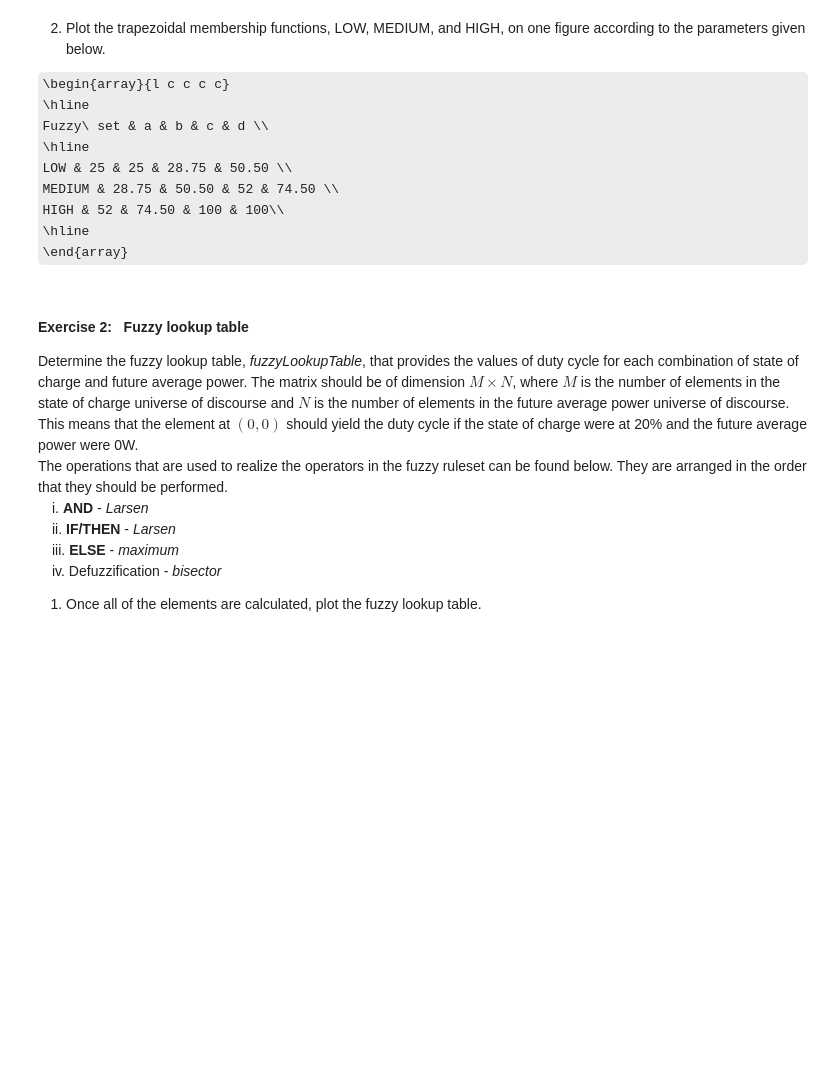
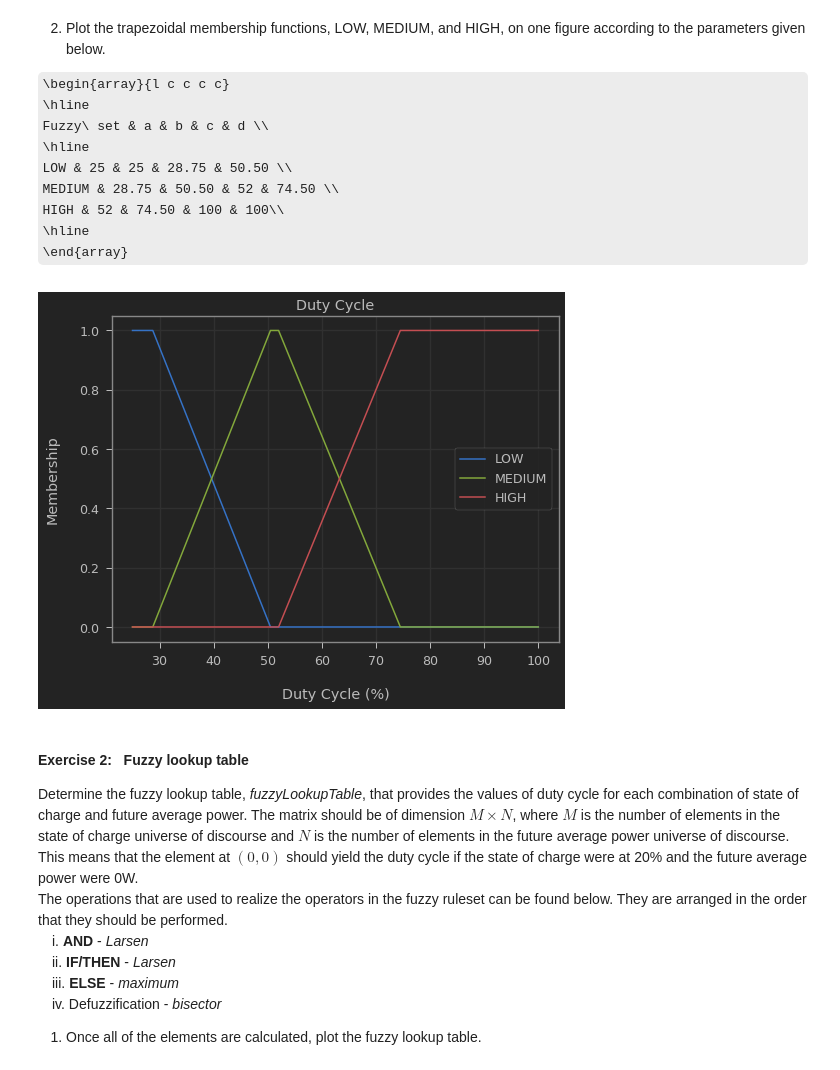
Before and after one commit to Arunscape/ECE449, a Jupyter notebook: lab/lab2/Lab2-D41.ipynb, the cells around one changed output. Drawn from its saved outputs; the diff is of its cells as text; code cells hidden in the pictures; some formulas as TeX source; blank space fills up the shorter version.

```diff
--- a/lab/lab2/Lab2-D41.ipynb
+++ b/lab/lab2/Lab2-D41.ipynb
@@ -75,6 +75,15 @@ import scipy.io as sio                      # Loads .mat variables
 import matplotlib.pyplot as plt             # Data visualization
 from mpl_toolkits.mplot3d import Axes3D     # 3D data visualization
 import skfuzzy as fuzz                      # Fuzzy toolbox
+import seaborn as sns
+
+# begin custom stuff
+from jupyterthemes import jtplot
+jtplot.style(theme='monokai', context='notebook', ticks=True, grid=True)
+plt.rcParams['axes.labelpad'] = 20
+plt.rcParams['figure.figsize'] = [8, 6]
+#end custom stuff
+
 
 # Represents an arctic weather monitoring station
 class WeatherStation(object):
@@ -330,6 +339,8 @@ class WeatherStation(object):
         axarr[2].set_xlim([0, self.hours])
         axarr[2].set_ylim([0, 105])
         plt.xticks([0, 744, 1488, 2208, 2952, 3696, 4440, 5112, 5856, 6576, 7320, 8040], ('July', 'Aug.', 'Sept.', 'Oct.', 'Nov.', 'Dec.', 'Jan.', 'Feb.', 'Mar.', 'Apr.', 'May', 'June'))
+
+        plt.tight_layout()
         plt.show()
 # %% [markdown]
 Run the cell below to verify that power outages do occur, and that the duty cycle of the station becomes 0 for extended periods from January to April.
@@ -358,6 +371,8 @@ averageP = fuzz.trapmf(uniP, [30, 35, 40 ,45])
 abundantP = fuzz.trapmf(uniP, [40, 45, 100, 100])
 
 ### WRITE CODE BELOW THIS LINE ###
+uniDC = np.linspace(25, 100, num=101)
+# print(uniDC)
 # %% [markdown]
 <ol start=2>
     <li>Plot the trapezoidal membership functions, LOW, MEDIUM, and HIGH, on one figure according to the parameters given below.</li>
@@ -372,6 +387,22 @@ MEDIUM & 28.75 & 50.50 & 52 & 74.50 \\
 HIGH & 52 & 74.50 & 100 & 100\\
 \hline
 \end{array}
+# %%
+x = uniDC
+lowDC    = fuzz.trapmf(x, [25, 25, 28.75, 50.50]);
+mediumDC = fuzz.trapmf(x, [28.75, 50.50, 52, 74.50]);
+highDC   = fuzz.trapmf(x, [52, 74.50, 100, 100]);
+
+plt.title("Duty Cycle");
+plt.xlabel("Duty Cycle (%)");
+plt.ylabel("Membership");
+
+plt.plot(x, lowDC, label="LOW");
+plt.plot(x, mediumDC, label="MEDIUM");
+plt.plot(x, highDC, label="HIGH");
+plt.legend();
+# %% [output]
+[figure, added]
 # %% [markdown]
 <h4>Exercise 2:&nbsp;&nbsp; Fuzzy lookup table</h4>
 Determine the fuzzy lookup table, <i>fuzzyLookupTable</i>, that provides the values of duty cycle for each combination of state of charge and future average power.  The matrix should be of dimension $M \times N$, where $M$ is the number of elements in the state of charge universe of discourse and $N$ is the number of elements in the future average power universe of discourse.  This means that the element at $(0, 0)$ should yield the duty cycle if the state of charge were at 20% and the future average power were 0W.
```
Also changed, not shown: parts of 8 cells of this notebook, 6 other files.
